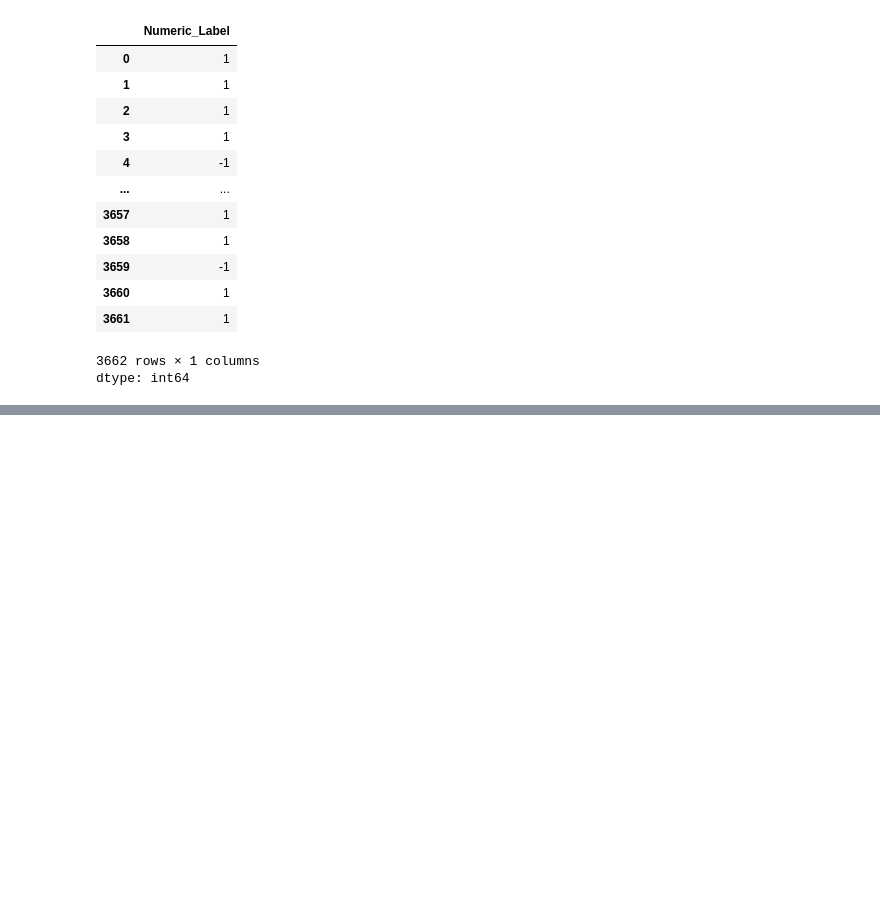
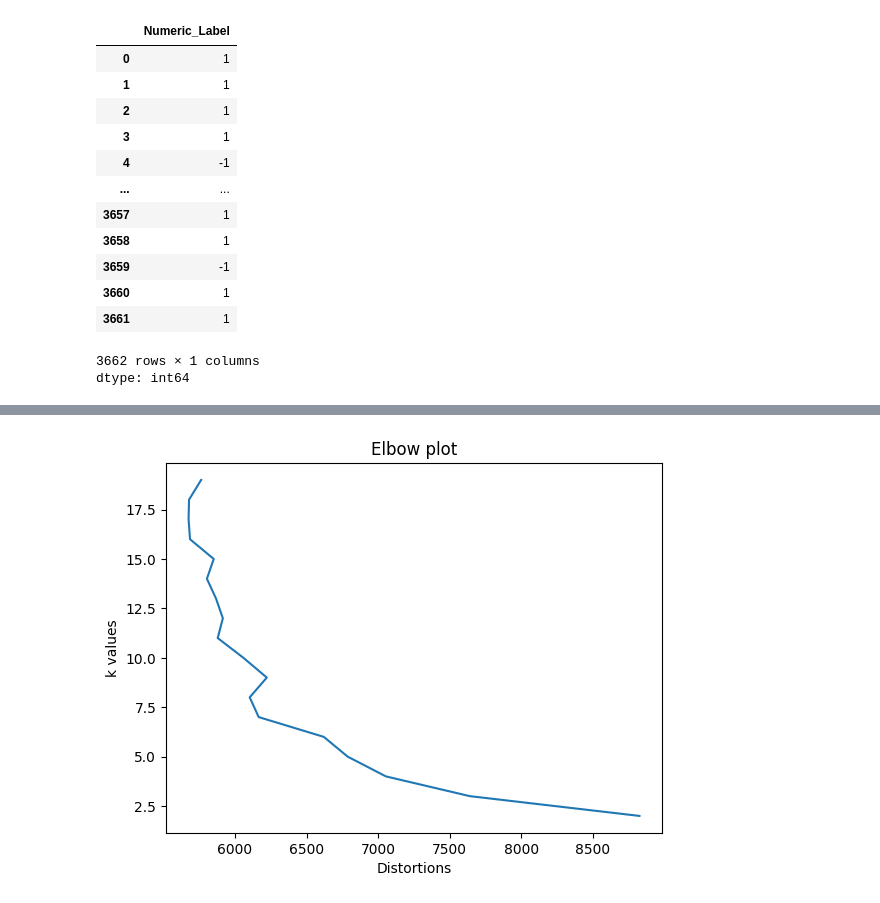
Before and after one commit to Arjun650/MachineLearning, a Jupyter notebook: Lab_05.ipynb, the cells around one changed output, grey strips where cells are left out. Drawn from its saved outputs; the diff is of its cells as text; code cells hidden in the pictures; blank space fills up the shorter version.

```diff
--- a/Lab_05.ipynb
+++ b/Lab_05.ipynb
@@ -49,2 +49,10 @@ X_train, X_test, y_train, y_test = train_test_split(X, y, test_size=0.2, random_
+# %%
+encoder = OneHotEncoder(sparse=False)  # sparse=False to get a dense array
+
+# Apply the encoder to all columns (if all are categorical)
+X_encoded = encoder.fit_transform(X)
+
+# Step 4: Split the encoded data into training and test sets
+X_train, X_test, y_train, y_test = train_test_split(X_encoded, y, test_size=0.2, random_state=42)
 # %%
 from sklearn.linear_model import LinearRegression
@@ -56,0 +145,19 @@ ValueError: could not convert string to float: '00:04:25'
+# %%
+# A7
+import matplotlib.pyplot as plt
+
+distortions = []
+k_values = range(2, 20)
+
+for k in k_values:
+  kmeans = KMeans(n_clusters=k, n_init="auto")
+  kmeans.fit(X_train, y_train)
+  distortions.append(kmeans.inertia_)
+
+plt.plot(distortions, k_values)
+plt.title("Elbow plot")
+plt.xlabel("Distortions")
+plt.ylabel("k values")
+plt.show()
+# %% [output]
+[figure, added]
```
Also changed, not shown: parts of 8 cells of this notebook.
